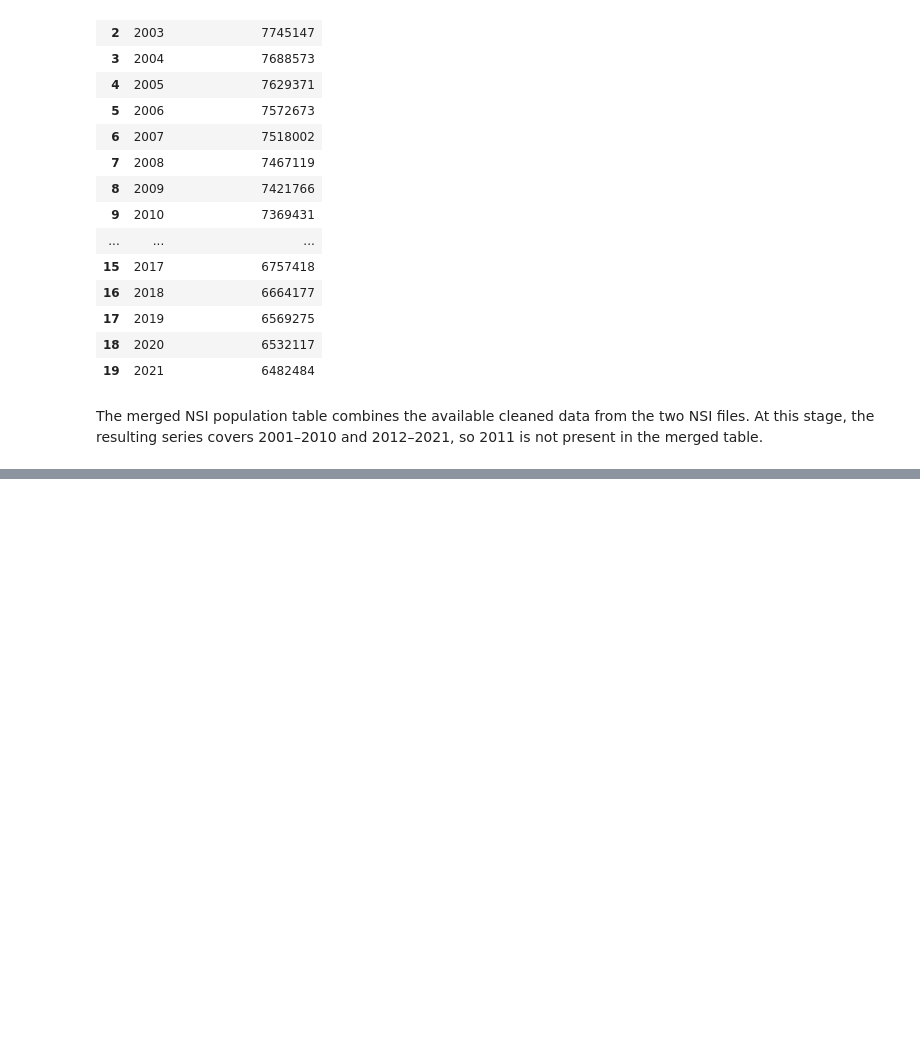
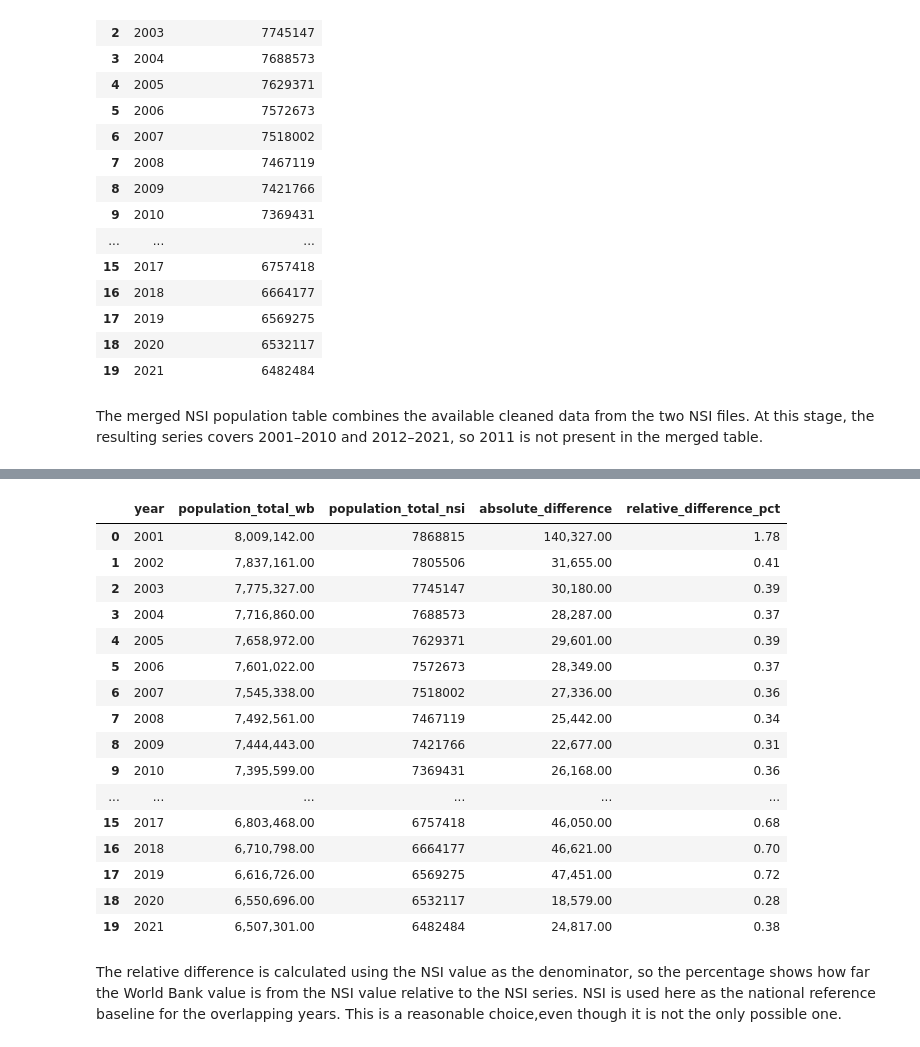
Before and after one commit to AleksM654/bulgaria-before-after-1989, a Jupyter notebook: notebooks/01_data_inspection_and_cleaning.ipynb, the cells around one changed output, grey strips where cells are left out. Drawn from its saved outputs; the diff is of its cells as text; code cells hidden in the pictures; blank space fills up the shorter version.

```diff
--- a/notebooks/01_data_inspection_and_cleaning.ipynb
+++ b/notebooks/01_data_inspection_and_cleaning.ipynb
@@ -627,0 +633,5 @@ The merged NSI population table combines the available cleaned data from the two
+# %%
+# isolation of WB relevant for the comparisson data
+
+wb_population = wb_transposed[["year", "population_total"]].copy()
+wb_population
@@ -627,0 +652,5 @@ The merged NSI population table combines the available cleaned data from the two
+# %%
+# renaming of the WB feature, to avoid confusion with data from NSI
+
+wb_population = wb_population.rename(columns={"population_total": "population_total_wb"})
+wb_population.head()
@@ -627,0 +664,11 @@ The merged NSI population table combines the available cleaned data from the two
+# %%
+# merger of the two datasets
+
+population_comparison = pd.merge(
+    wb_population,
+    nsi_population_combined,
+    on="year",
+    how="inner"
+)
+
+population_comparison.head(15)
@@ -627,0 +718,28 @@ The merged NSI population table combines the available cleaned data from the two
+# %%
+# calculating relative difference of the values
+
+population_comparison["relative_difference_pct"] = (
+    population_comparison["absolute_difference"] / population_comparison["population_total_nsi"]
+) * 100
+
+population_comparison
+# %% [output]
+|  | year | population_total_wb | population_total_nsi | absolute_difference | relative_difference_pct |
+| 0 | 2001 | 8,009,142.00 | 7868815 | 140,327.00 | 1.78 |
+| 1 | 2002 | 7,837,161.00 | 7805506 | 31,655.00 | 0.41 |
+| 2 | 2003 | 7,775,327.00 | 7745147 | 30,180.00 | 0.39 |
+| 3 | 2004 | 7,716,860.00 | 7688573 | 28,287.00 | 0.37 |
+| 4 | 2005 | 7,658,972.00 | 7629371 | 29,601.00 | 0.39 |
+| 5 | 2006 | 7,601,022.00 | 7572673 | 28,349.00 | 0.37 |
+| 6 | 2007 | 7,545,338.00 | 7518002 | 27,336.00 | 0.36 |
+| 7 | 2008 | 7,492,561.00 | 7467119 | 25,442.00 | 0.34 |
+| 8 | 2009 | 7,444,443.00 | 7421766 | 22,677.00 | 0.31 |
+| 9 | 2010 | 7,395,599.00 | 7369431 | 26,168.00 | 0.36 |
+| ... | ... | ... | ... | ... | ... |
+| 15 | 2017 | 6,803,468.00 | 6757418 | 46,050.00 | 0.68 |
+| 16 | 2018 | 6,710,798.00 | 6664177 | 46,621.00 | 0.70 |
+| 17 | 2019 | 6,616,726.00 | 6569275 | 47,451.00 | 0.72 |
+| 18 | 2020 | 6,550,696.00 | 6532117 | 18,579.00 | 0.28 |
+| 19 | 2021 | 6,507,301.00 | 6482484 | 24,817.00 | 0.38 |
+# %% [markdown]
+The relative difference is calculated using the NSI value as the denominator, so the percentage shows how far the World Bank value is from the NSI value relative to the NSI series. NSI is used here as the national reference baseline for the overlapping years. This is a reasonable choice,even though it is not the only possible one.
```
Also changed, not shown: parts of 12 cells of this notebook.
